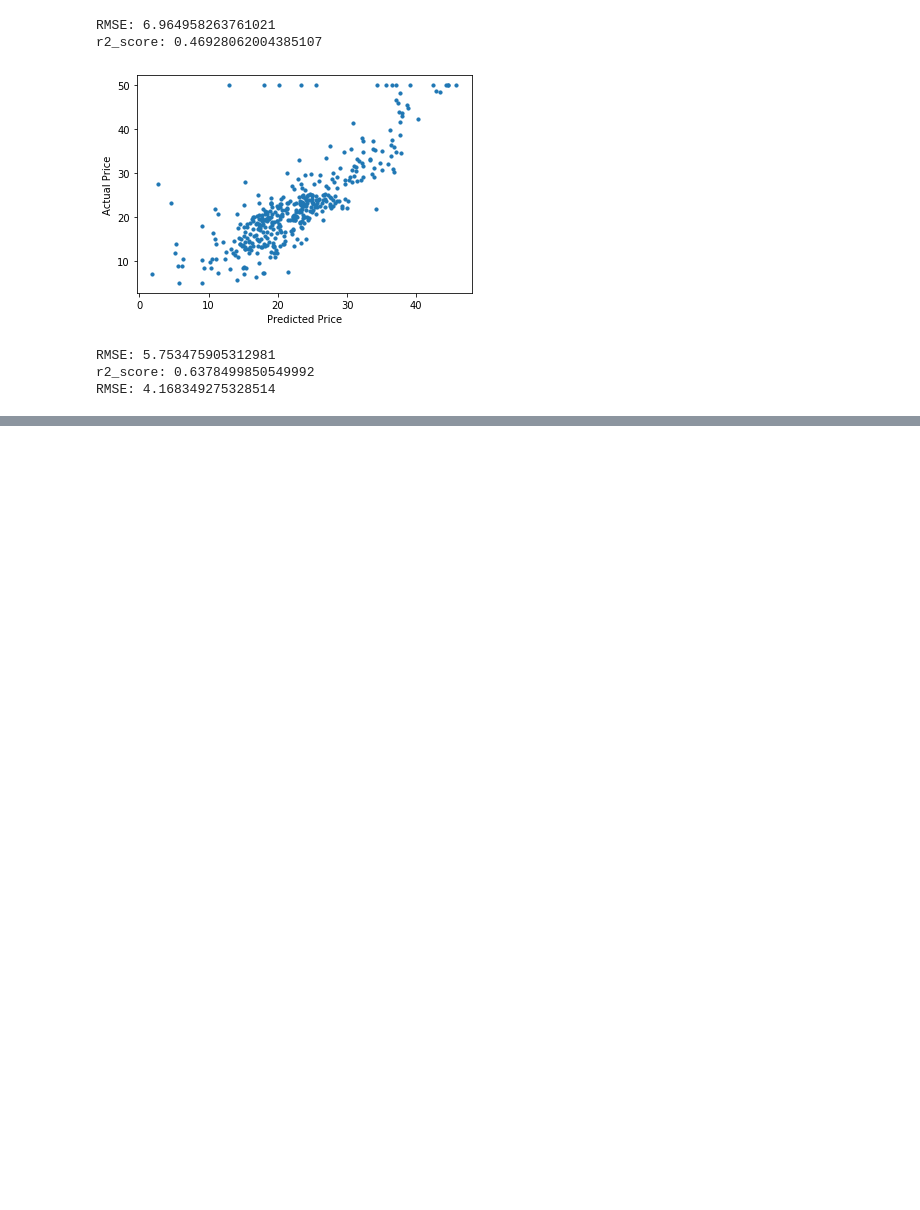
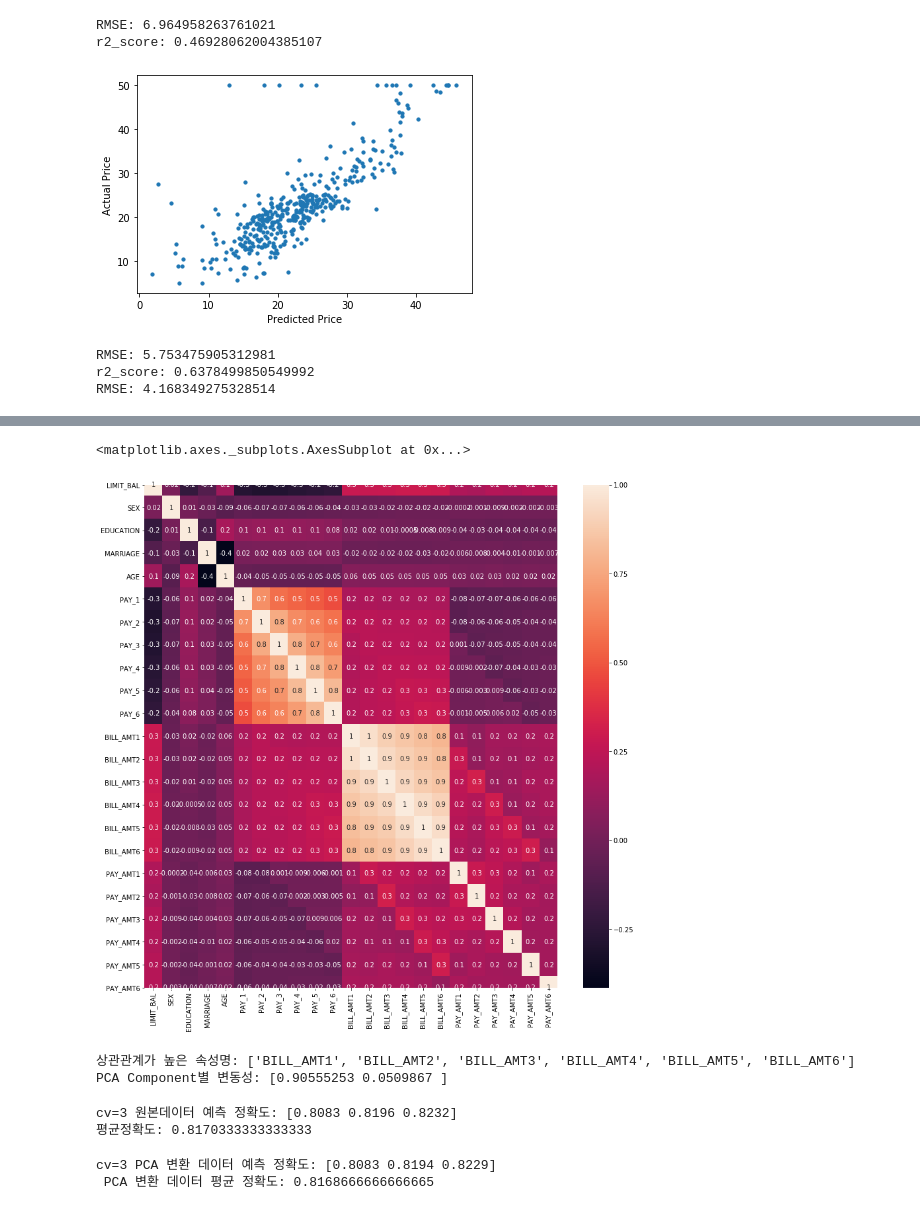
Before and after one commit to digicope01/bigdata, a Jupyter notebook: 파이썬머신러닝/머신러닝개념.ipynb, the cells around one changed output, grey strips where cells are left out. Drawn from its saved outputs; the diff is of its cells as text; code cells hidden in the pictures; blank space fills up the shorter version.

```diff
--- a/파이썬머신러닝/머신러닝개념.ipynb
+++ b/파이썬머신러닝/머신러닝개념.ipynb
@@ -232,0 +462,7 @@ RMSE: 4.168349275328514
+# %%
+# 신용카드 고객데이터  가져오기
+import pandas as pd
+
+df = pd.read_excel('credit_card.xls',sheet_name='Data')
+df.shape     # (30000, 24)
+df.head(10)
@@ -232,0 +482,9 @@ RMSE: 4.168349275328514
+# %%
+df.rename(columns={'PAY_0':'PAY_1','default payment next month':'default'},
+                  inplace=True)
+X_features = df.drop('default',axis = 1)
+X_features.shape   # (30000, 23)
+Y_target = df['default']
+Y_target.shape     # (30000, 23)
+
+X_features.info()
@@ -232,0 +509,62 @@ RMSE: 4.168349275328514
+# %%
+# seaborn 사용 변수간의 상관관계를 heatmap 출력
+import seaborn as sns
+import matplotlib.pyplot as plt
+%matplotlib inline
+
+corr = X_features.corr()
+plt.figure(figsize=(14,14))
+sns.heatmap(corr,annot=True, fmt='.1g')
+# %% [output]
+<matplotlib.axes._subplots.AxesSubplot at 0x...>
+[figure, added]
+# %%
+# PCA 변환 : BILL_AMT1 ~ BILL_AMT6 6개를 2개로 축소
+from sklearn.decomposition import PCA
+from sklearn.preprocessing import StandardScaler
+
+cols_bill = ['BILL_AMT' + str(i) for i in range(1,7)]
+print('상관관계가 높은 속성명:',cols_bill)
+# df.columns.values[11:17]
+
+# 6개 컬럼의 데이터를 표준화
+scaler = StandardScaler()
+df_cols_scaled = scaler.fit_transform(X_features[cols_bill])
+
+# PCA 변환   : 6개를 2개로 축소
+pca = PCA(n_components=2)
+pca.fit(df_cols_scaled)
+
+print('PCA Component별 변동성:',pca.explained_variance_ratio_)
+#  [0.90555253 0.0509867 ]  # 95.5%
+# %% [output]
+상관관계가 높은 속성명: ['BILL_AMT1', 'BILL_AMT2', 'BILL_AMT3', 'BILL_AMT4', 'BILL_AMT5', 'BILL_AMT6']
+PCA Component별 변동성: [0.90555253 0.0509867 ]
+# %%
+# 원본 데이터 사용 예측의 정확도 측정
+# RandomForestClassifier
+from sklearn.ensemble import RandomForestClassifier
+from sklearn.model_selection import cross_val_score
+
+rcf = RandomForestClassifier(n_estimators=300, random_state=156)
+scores = cross_val_score(rcf,X_features,Y_target,scoring='accuracy',cv=3)
+print("cv=3 원본데이터 예측 정확도:",scores)
+print('평균정확도:',np.mean(scores))  # 81.7%
+# %% [output]
+cv=3 원본데이터 예측 정확도: [0.8083 0.8196 0.8232]
+평균정확도: 0.8170333333333333
+# %%
+# PCA 변환한 데이터를 사용한 예측의 정확도 측정 : 전체를 6개로 축소
+scaler = StandardScaler()
+df_scaled = scaler.fit_transform(X_features)
+
+pca = PCA(n_components=6)
+pca.fit_transform(df_scaled)
+
+scores_pca = cross_val_score(rcf,df_scaled,Y_target,
+                             scoring='accuracy',cv=3)
+print("cv=3 PCA 변환 데이터 예측 정확도:",scores_pca)
+print(' PCA 변환 데이터 평균 정확도:',np.mean(scores_pca))  # # 81.6%
+# %% [output]
+cv=3 PCA 변환 데이터 예측 정확도: [0.8083 0.8194 0.8229]
+ PCA 변환 데이터 평균 정확도: 0.8168666666666665
```
Also changed, not shown: parts of 15 cells of this notebook.
